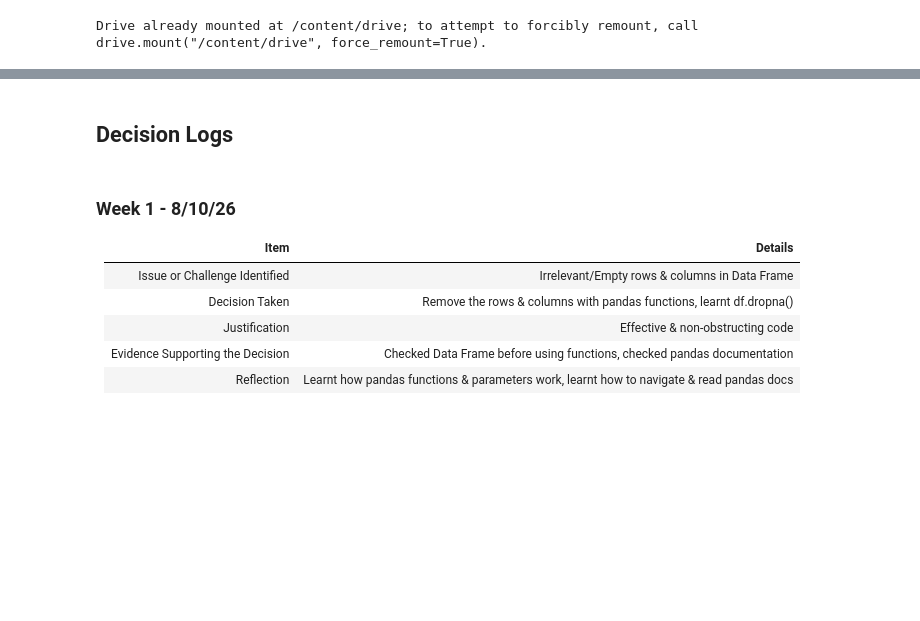
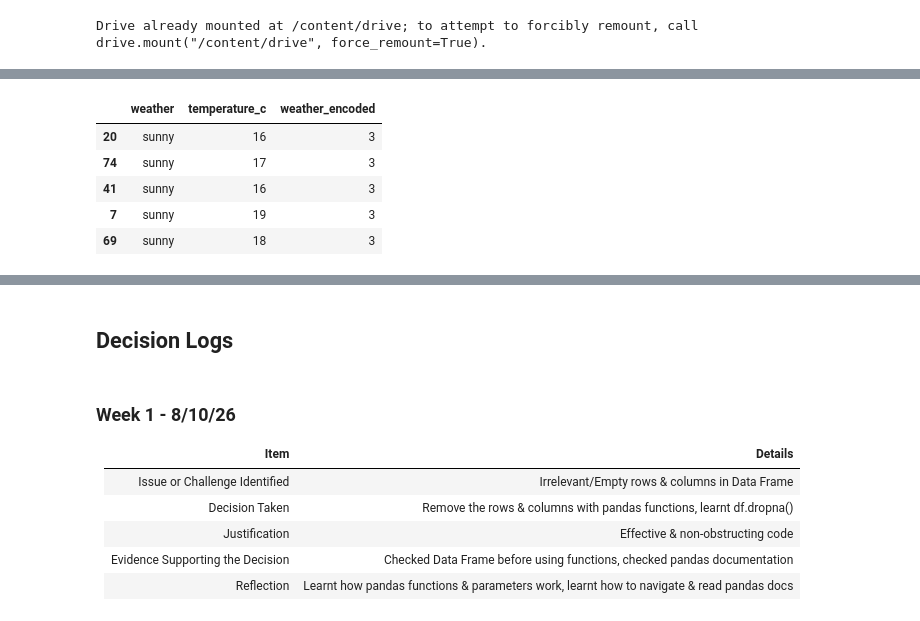
Before and after one commit to Paul-Daly366/MachineLearning_Project_Colab, a Jupyter notebook: MachineLearningProj.ipynb, the cells around one changed output, grey strips where cells are left out. Drawn from its saved outputs; the diff is of its cells as text; code cells hidden in the pictures; blank space fills up the shorter version.

```diff
--- a/MachineLearningProj.ipynb
+++ b/MachineLearningProj.ipynb
@@ -266,0 +143,11 @@ print(df_weather_temp_encoded.head)
+# %%
+# WEATHER COMPARISON
+# Showing a sample of the dataframe to compare the old and new weather columns
+df_weather_encoded.sample(5)
+# %% [output]
+|  | weather | temperature_c | weather_encoded |
+| 20 | sunny | 16 | 3 |
+| 74 | sunny | 17 | 3 |
+| 41 | sunny | 16 | 3 |
+| 7 | sunny | 19 | 3 |
+| 69 | sunny | 18 | 3 |
```
Also changed, not shown: parts of 54 cells of this notebook.
